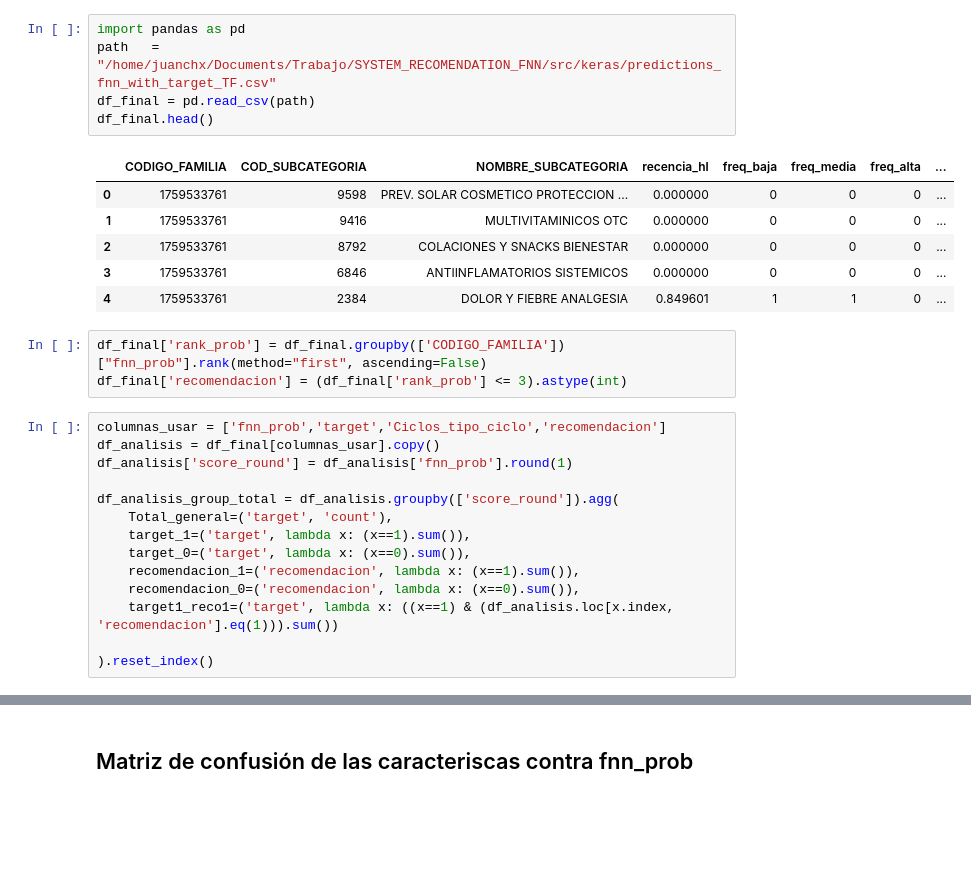
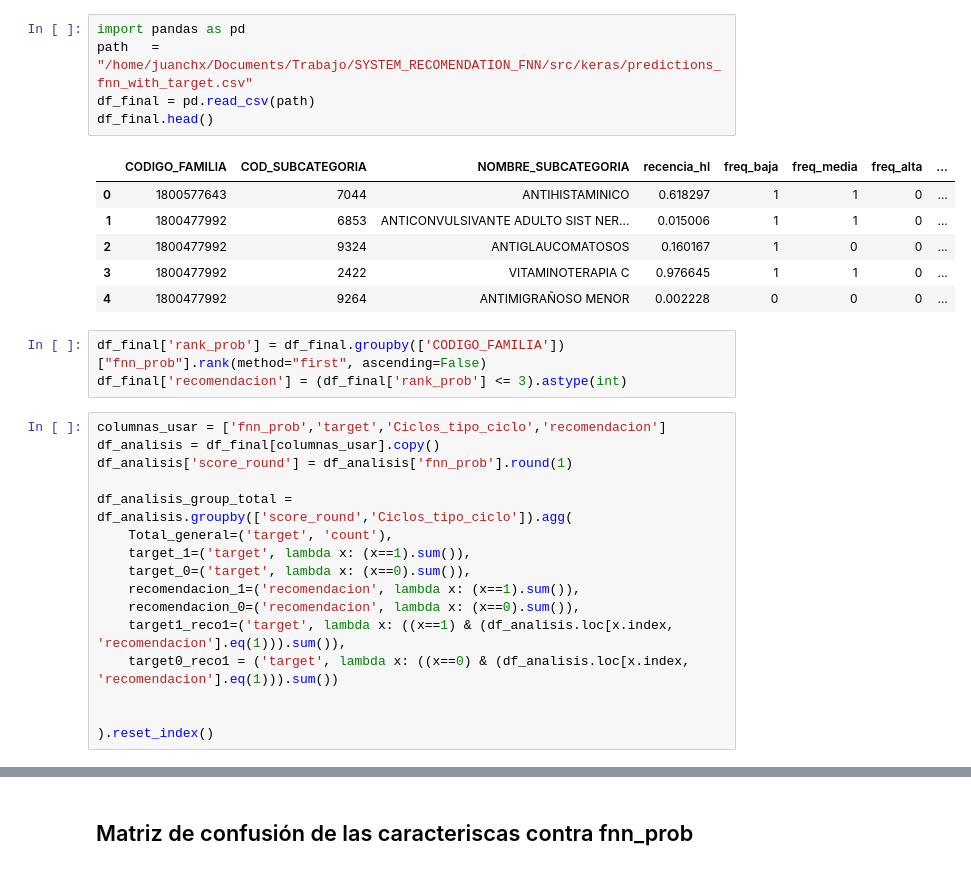
Before and after one commit to JuanNoraB/sistema_recomnedaci-n_predictivo, a Jupyter notebook: src/keras/analisis_cirs.ipynb, the cells around one changed output, grey strips where cells are left out. Saved outputs shown, nothing was run; the diff lists cells and outputs as text; blank space fills up the shorter version.

```diff
--- a/src/keras/analisis_cirs.ipynb
+++ b/src/keras/analisis_cirs.ipynb
@@ -1,15 +1,15 @@
 # %%
 import pandas as pd
-path   = "/home/juanchx/Documents/Trabajo/SYSTEM_RECOMENDATION_FNN/src/keras/predictions_fnn_with_target_TF.csv"
+path   = "/home/juanchx/Documents/Trabajo/SYSTEM_RECOMENDATION_FNN/src/keras/predictions_fnn_with_target.csv"
 df_final = pd.read_csv(path)
 df_final.head()
 # %% [output]
 |  | CODIGO_FAMILIA | COD_SUBCATEGORIA | NOMBRE_SUBCATEGORIA | recencia_hl | freq_baja | freq_media | freq_alta | ... |
-| 0 | 1759533761 | 9598 | PREV. SOLAR COSMETICO PROTECCION ... | 0.000000 | 0 | 0 | 0 | ... |
-| 1 | 1759533761 | 9416 | MULTIVITAMINICOS OTC | 0.000000 | 0 | 0 | 0 | ... |
-| 2 | 1759533761 | 8792 | COLACIONES Y SNACKS BIENESTAR | 0.000000 | 0 | 0 | 0 | ... |
-| 3 | 1759533761 | 6846 | ANTIINFLAMATORIOS SISTEMICOS | 0.000000 | 0 | 0 | 0 | ... |
-| 4 | 1759533761 | 2384 | DOLOR Y FIEBRE ANALGESIA | 0.849601 | 1 | 1 | 0 | ... |
+| 0 | 1800577643 | 7044 | ANTIHISTAMINICO | 0.618297 | 1 | 1 | 0 | ... |
+| 1 | 1800477992 | 6853 | ANTICONVULSIVANTE ADULTO SIST NER... | 0.015006 | 1 | 1 | 0 | ... |
+| 2 | 1800477992 | 9324 | ANTIGLAUCOMATOSOS | 0.160167 | 1 | 0 | 0 | ... |
+| 3 | 1800477992 | 2422 | VITAMINOTERAPIA C | 0.976645 | 1 | 1 | 0 | ... |
+| 4 | 1800477992 | 9264 | ANTIMIGRAÑOSO MENOR | 0.002228 | 0 | 0 | 0 | ... |
 # %%
 df_final['rank_prob'] = df_final.groupby(['CODIGO_FAMILIA'])["fnn_prob"].rank(method="first", ascending=False)
 df_final['recomendacion'] = (df_final['rank_prob'] <= 3).astype(int)
@@ -18,12 +18,14 @@ columnas_usar = ['fnn_prob','target','Ciclos_tipo_ciclo','recomendacion']
 df_analisis = df_final[columnas_usar].copy()
 df_analisis['score_round'] = df_analisis['fnn_prob'].round(1)
 
-df_analisis_group_total = df_analisis.groupby(['score_round']).agg(
+df_analisis_group_total = df_analisis.groupby(['score_round','Ciclos_tipo_ciclo']).agg(
     Total_general=('target', 'count'),
     target_1=('target', lambda x: (x==1).sum()),
     target_0=('target', lambda x: (x==0).sum()),
     recomendacion_1=('recomendacion', lambda x: (x==1).sum()),
     recomendacion_0=('recomendacion', lambda x: (x==0).sum()),
-    target1_reco1=('target', lambda x: ((x==1) & (df_analisis.loc[x.index, 'recomendacion'].eq(1))).sum())
+    target1_reco1=('target', lambda x: ((x==1) & (df_analisis.loc[x.index, 'recomendacion'].eq(1))).sum()),
+    target0_reco1 = ('target', lambda x: ((x==0) & (df_analisis.loc[x.index, 'recomendacion'].eq(1))).sum())
+
 
 ).reset_index()
```
Also changed, not shown: parts of 40 cells of this notebook, 20 other files.
